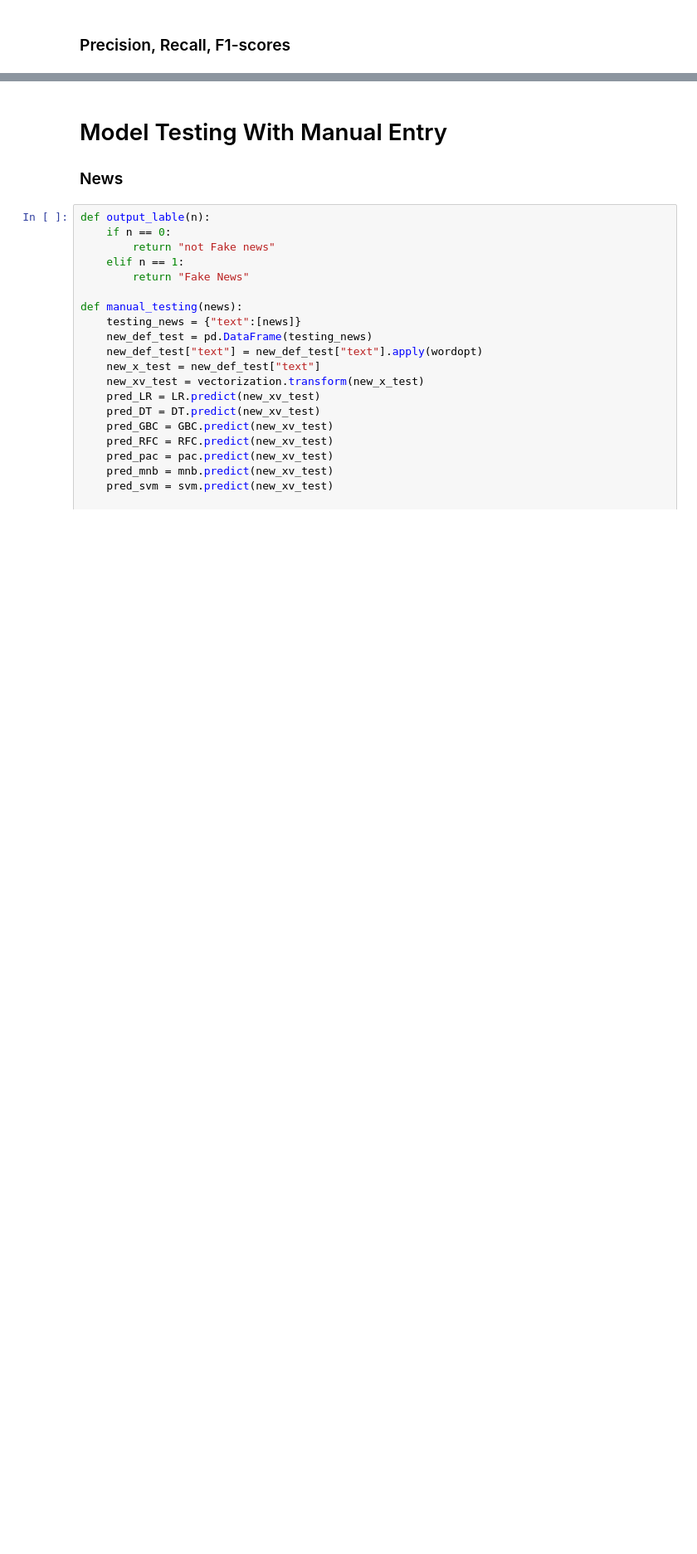
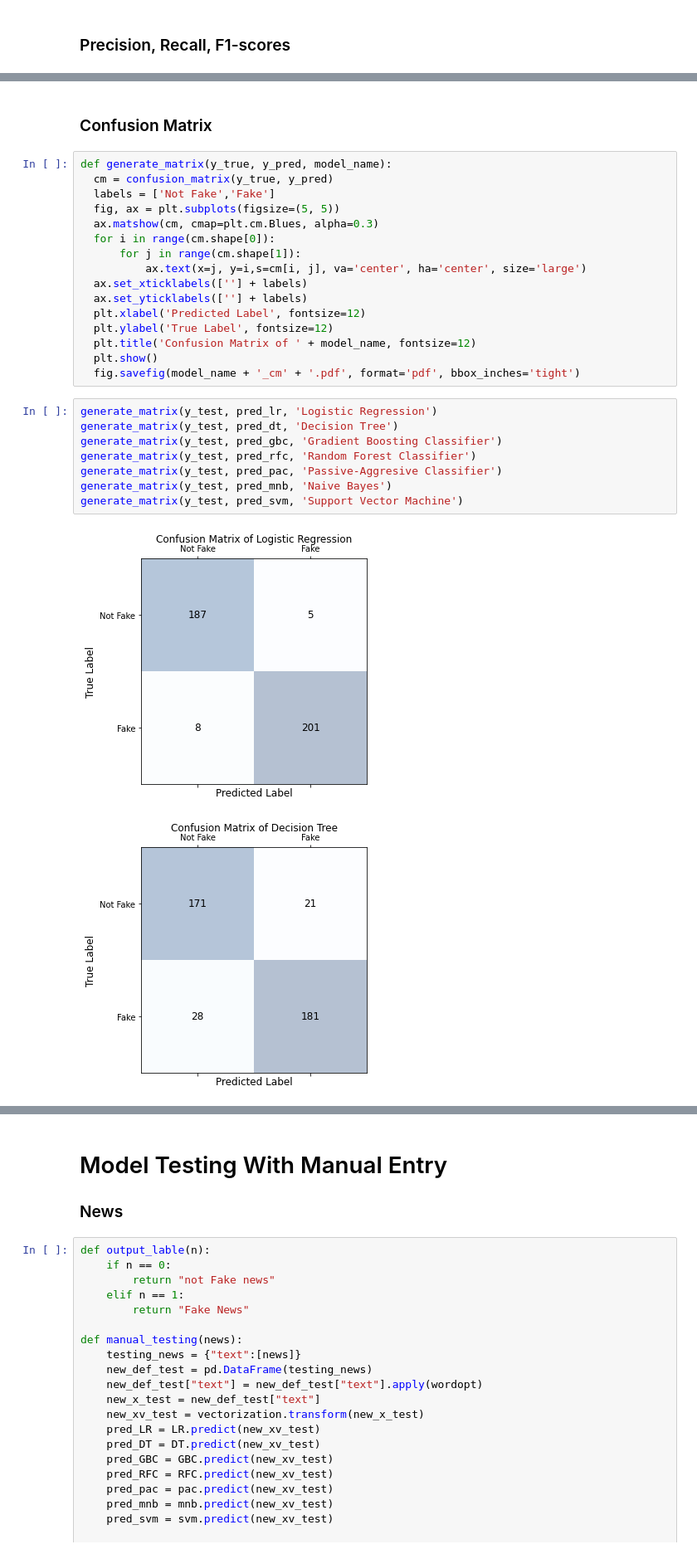
Before and after one commit to haroldgo23/ph-fake-news-detection, a Jupyter notebook: Model_Testing.ipynb, the cells around one changed output, grey strips where cells are left out. Shown at 83% size. Drawn from its saved outputs; the diff is of its cells as text; blank space fills up the shorter version.

Commit message:
Added confusion matrix

```diff
--- a/Model_Testing.ipynb
+++ b/Model_Testing.ipynb
@@ -529,0 +475,29 @@ SVM F1-score 0.9854368932038836
+# %% [markdown]
+### Confusion Matrix
+# %%
+def generate_matrix(y_true, y_pred, model_name):
+  cm = confusion_matrix(y_true, y_pred)
+  labels = ['Not Fake','Fake']
+  fig, ax = plt.subplots(figsize=(5, 5))
+  ax.matshow(cm, cmap=plt.cm.Blues, alpha=0.3)
+  for i in range(cm.shape[0]):
+      for j in range(cm.shape[1]):
+          ax.text(x=j, y=i,s=cm[i, j], va='center', ha='center', size='large')
+  ax.set_xticklabels([''] + labels)
+  ax.set_yticklabels([''] + labels)
+  plt.xlabel('Predicted Label', fontsize=12)
+  plt.ylabel('True Label', fontsize=12)
+  plt.title('Confusion Matrix of ' + model_name, fontsize=12)
+  plt.show()
+  fig.savefig(model_name + '_cm' + '.pdf', format='pdf', bbox_inches='tight')
+# %%
+generate_matrix(y_test, pred_lr, 'Logistic Regression')
+generate_matrix(y_test, pred_dt, 'Decision Tree')
+generate_matrix(y_test, pred_gbc, 'Gradient Boosting Classifier')
+generate_matrix(y_test, pred_rfc, 'Random Forest Classifier')
+generate_matrix(y_test, pred_pac, 'Passive-Aggresive Classifier')
+generate_matrix(y_test, pred_mnb, 'Naive Bayes')
+generate_matrix(y_test, pred_svm, 'Support Vector Machine')
+# %% [output]
+[figure, added]
+[figure, added]
```
Also changed, not shown: parts of 29 cells of this notebook.
